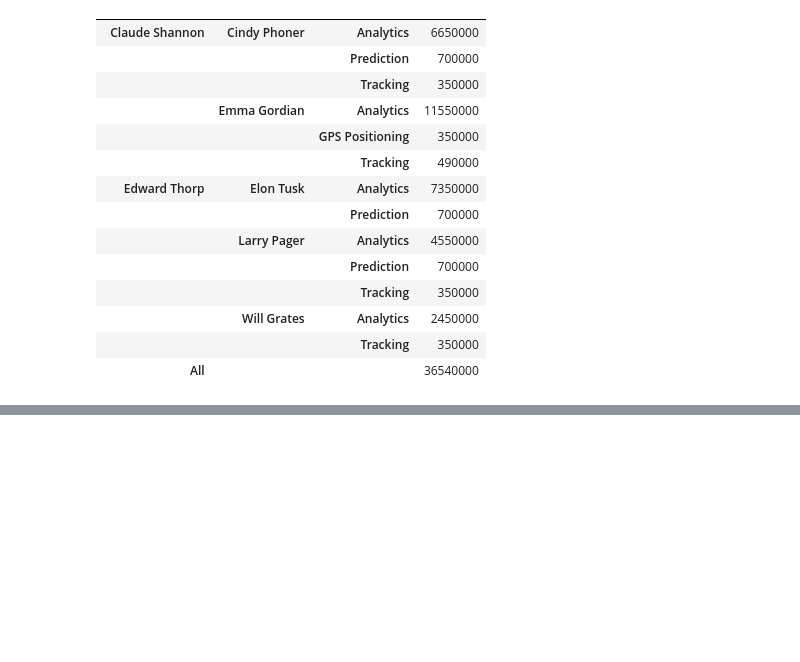
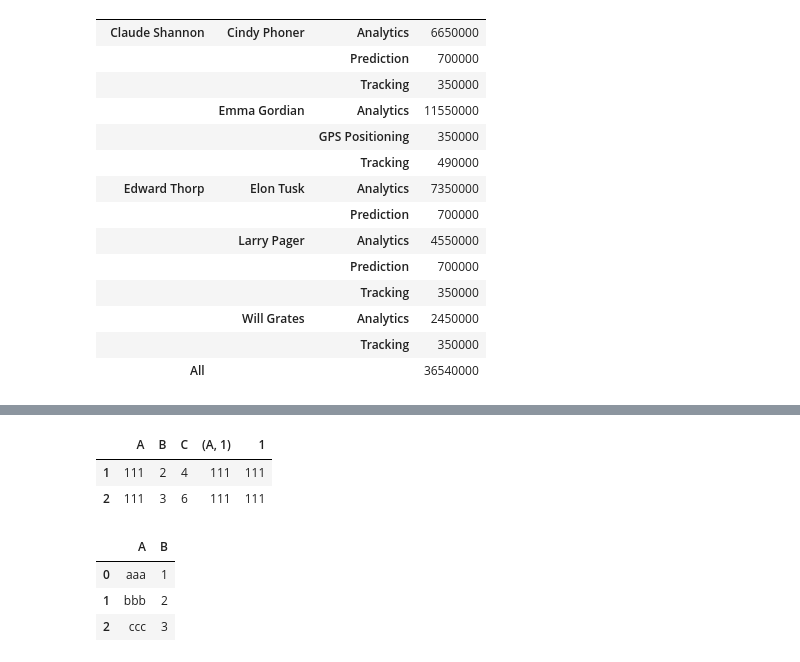
Before and after one commit to luiul/statistics-meets-logistics, a Jupyter notebook: prep-pandas/pandas-merge.ipynb, the cells around one changed output, grey strips where cells are left out. Drawn from its saved outputs; the diff is of its cells as text; code cells hidden in the pictures; blank space fills up the shorter version.

```diff
--- a/prep-pandas/pandas-merge.ipynb
+++ b/prep-pandas/pandas-merge.ipynb
@@ -3242,0 +3269,2 @@ df.groupby(['Account Manager','Contact','Product']).describe().drop(['Account Nu
+# %%
+df = pd.DataFrame({'A':['aaa','bbb','ccc'],'B':[1,2,3]})
@@ -3242,0 +3278,2 @@ df.groupby(['Account Manager','Contact','Product']).describe().drop(['Account Nu
+# %%
+new_df = df[df['B']!=1]
@@ -3242,0 +3286,2 @@ df.groupby(['Account Manager','Contact','Product']).describe().drop(['Account Nu
+# %%
+new_df['C'] = new_df['B']*2
@@ -3242,0 +3300,2 @@ df.groupby(['Account Manager','Contact','Product']).describe().drop(['Account Nu
+# %%
+new_df[['A',1]]=111
@@ -3242,0 +3318,13 @@ df.groupby(['Account Manager','Contact','Product']).describe().drop(['Account Nu
+# %%
+new_df
+# %% [output]
+|  | A | B | C | (A, 1) | 1 |
+| 1 | 111 | 2 | 4 | 111 | 111 |
+| 2 | 111 | 3 | 6 | 111 | 111 |
+# %%
+df
+# %% [output]
+|  | A | B |
+| 0 | aaa | 1 |
+| 1 | bbb | 2 |
+| 2 | ccc | 3 |
```
Also changed, not shown: parts of 10 cells of this notebook, 18 other files.
